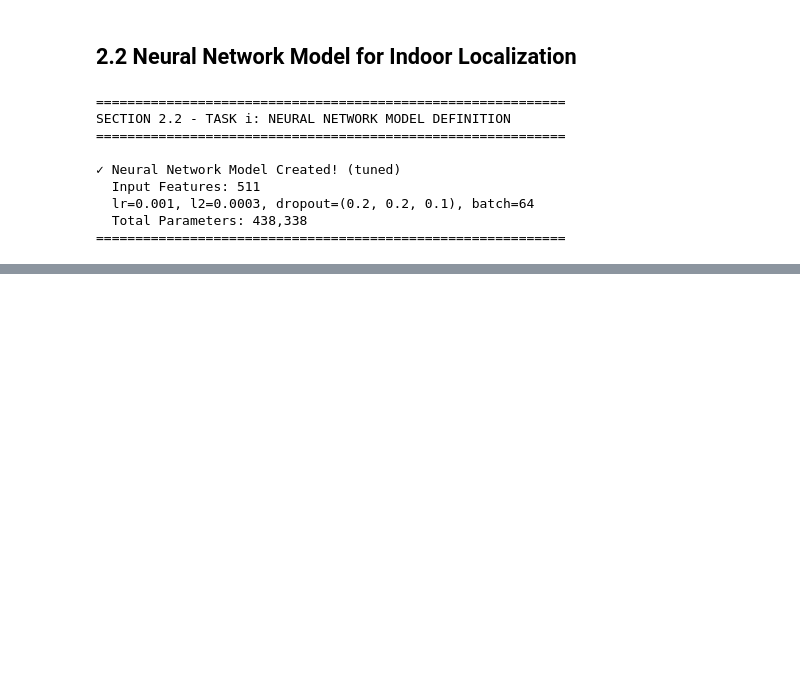
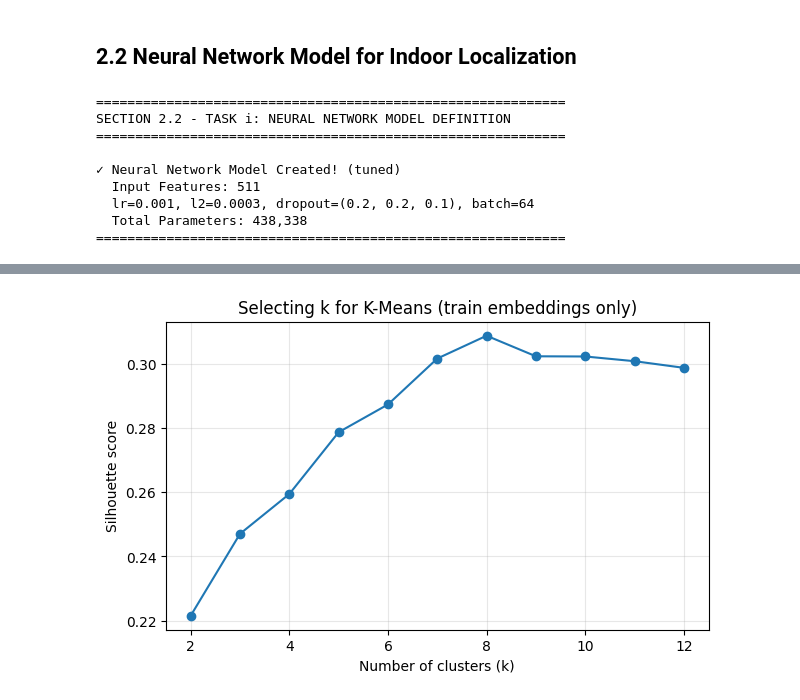
Before and after one commit to umarfj/ML_coursework, a Jupyter notebook: Q2.ipynb, the cells around one changed output, grey strips where cells are left out. Drawn from its saved outputs; the diff is of its cells as text; code cells hidden in the pictures; blank space fills up the shorter version.

Commit message:
improved more 2.2, done 2.3

```diff
--- a/Q2.ipynb
+++ b/Q2.ipynb
@@ -839,0 +830,95 @@ Ensemble           6.6158       2.5721
+# %%
+# 2.3 (i) Extract NN feature representations + Unsupervised clustering
+# NOTE: We do NOT use the labelled (x, y) coordinates to FIT the clustering.
+
+import numpy as np
+import matplotlib.pyplot as plt
+
+from sklearn.cluster import KMeans
+from sklearn.metrics import silhouette_score
+from sklearn.preprocessing import StandardScaler as _SkStandardScaler
+
+from tensorflow import keras
+from tensorflow.keras import layers as _keras_layers
+
+print("="*60)
+print("2.3(i) FEATURE EXTRACTION + CLUSTERING (UNSUPERVISED)")
+print("="*60)
+
+# Sanity: baseline NN must be trained already
+assert 'nn_model' in globals(), "Run the NN training section first (Section 2.2)."
+assert 'X_train_scaled' in globals(), "Run preprocessing + scaling first."
+
+# Choose an internal layer representation:
+# We take the last Dense layer BEFORE the final 2D output layer.
+_dense_layers = [l for l in nn_model.layers if isinstance(l, _keras_layers.Dense)]
+assert len(_dense_layers) >= 2, "Unexpected NN: could not find enough Dense layers."
+embedding_layer = _dense_layers[-2]
+print(f"Target embedding layer: {embedding_layer.name} (units={embedding_layer.units})")
+
+# IMPORTANT (fix for your error):
+# In Keras 3, a Sequential model may not expose `nn_model.input` unless built as a symbolic graph.
+# So we construct a Functional graph that reuses the SAME layers/weights up to `embedding_layer`.
+feat_in = keras.Input(shape=(X_train_scaled.shape[1],), name='feat_in')
+x = feat_in
+for layer in nn_model.layers:
+    if isinstance(layer, _keras_layers.InputLayer):
+        continue
+    x = layer(x)
+    if layer is embedding_layer:
+        break
+
+feat_model = keras.Model(inputs=feat_in, outputs=x, name='feature_extractor')
+
+# Extract embeddings for the TRAIN set
+Z_train = feat_model.predict(X_train_scaled, verbose=0)
+print(f"Extracted embeddings shape: {Z_train.shape}")
+
+# Standardize embeddings before clustering (common best practice)
+Z_scaler = _SkStandardScaler()
+Z_train_s = Z_scaler.fit_transform(Z_train)
+
+# Pick number of clusters k using silhouette score (unsupervised)
+k_values = list(range(2, 13))
+sil_scores = []
+
+for k in k_values:
+    km = KMeans(n_clusters=k, n_init=20, random_state=42)
+    labels = km.fit_predict(Z_train_s)
+    score = silhouette_score(Z_train_s, labels)
+    sil_scores.append(float(score))
+
+best_k = int(k_values[int(np.argmax(sil_scores))])
+best_sil = float(np.max(sil_scores))
+
+print("\nSilhouette scores (higher is better):")
+for k, s in zip(k_values, sil_scores):
+    print(f"  k={k:2d}: {s:.4f}")
+print(f"\nSelected k = {best_k} (silhouette={best_sil:.4f})")
+
+# Fit final KMeans on train embeddings only
+kmeans_model = KMeans(n_clusters=best_k, n_init=30, random_state=42)
+train_clusters = kmeans_model.fit_predict(Z_train_s)
+
+# Cluster size summary
+unique, counts = np.unique(train_clusters, return_counts=True)
+print("\nCluster sizes (train embeddings):")
+for c, n in zip(unique, counts):
+    print(f"  Cluster {int(c)}: {int(n)} samples")
+
+# Plot silhouette score vs k
+plt.figure(figsize=(7, 4))
+plt.plot(k_values, sil_scores, marker='o')
+plt.xlabel('Number of clusters (k)')
+plt.ylabel('Silhouette score')
+plt.title('Selecting k for K-Means (train embeddings only)')
+plt.grid(True, alpha=0.3)
+plt.show()
+
+# Keep variables for Part (ii)
+# - feat_model: extracts embeddings
+# - Z_train_s: standardized embeddings
+# - train_clusters: cluster labels for train embeddings
+# - Z_scaler, kmeans_model, best_k
+print("\n✓ Part (i) done: extracted embeddings + clustered without using (x,y) labels.")
+# %% [output]
@@ -839,0 +942 @@ Ensemble           6.6158       2.5721
+[figure, added]
```
Also changed, not shown: parts of 14 cells of this notebook.
